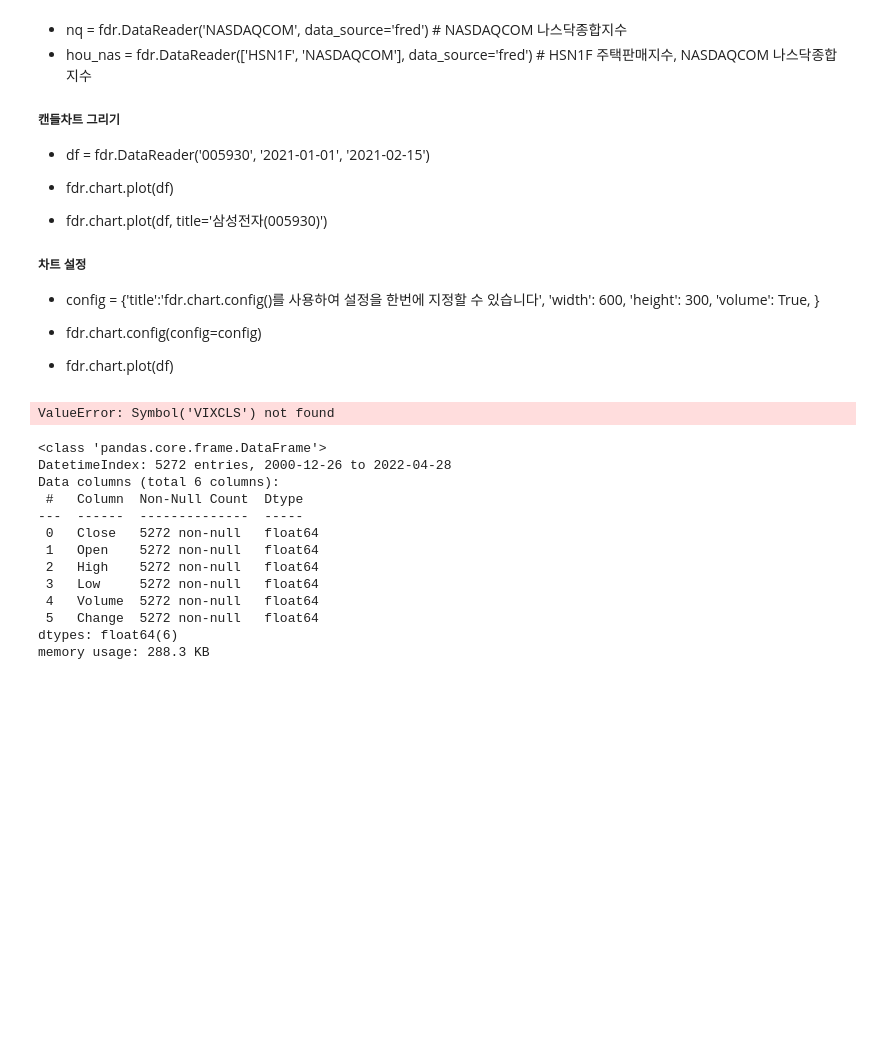
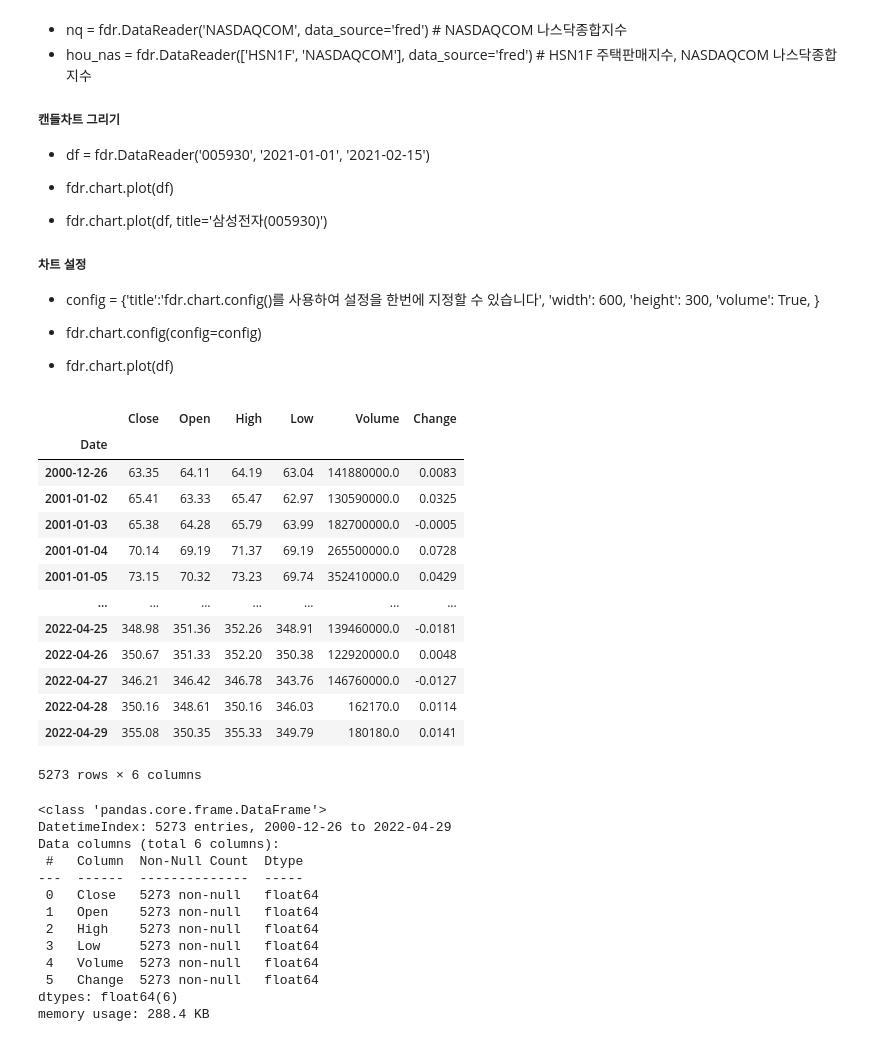
Before and after one commit to dlslrksk/ubion_hackaton, a Jupyter notebook: FinanceDataReader_preprocessing.ipynb, the cells around one changed output. Saved outputs shown, nothing was run; the diff lists cells and outputs as text; code cells hidden in the pictures; blank space fills up the shorter version.

```diff
--- a/FinanceDataReader_preprocessing.ipynb
+++ b/FinanceDataReader_preprocessing.ipynb
@@ -125,13 +125,26 @@ import FinanceDataReader as fdr
 - fdr.chart.config(config=config)
 - fdr.chart.plot(df)
 # %%
-# df = fdr.DataReader('AAPL', "2016/3/1", "2020/3/31")
+df = fdr.DataReader('KS200', "2019/01/01", "2022/4/30")
 
-Index = 'VIXCLS'
+Index = 'KS200'
 df = fdr.DataReader(Index)
 df
 # %% [output]
+|  | Close | Open | High | Low | Volume | Change |
+| Date |  |  |  |  |  |  |
+| 2000-12-26 | 63.35 | 64.11 | 64.19 | 63.04 | 141880000.0 | 0.0083 |
+| 2001-01-02 | 65.41 | 63.33 | 65.47 | 62.97 | 130590000.0 | 0.0325 |
+| 2001-01-03 | 65.38 | 64.28 | 65.79 | 63.99 | 182700000.0 | -0.0005 |
+| 2001-01-04 | 70.14 | 69.19 | 71.37 | 69.19 | 265500000.0 | 0.0728 |
+| 2001-01-05 | 73.15 | 70.32 | 73.23 | 69.74 | 352410000.0 | 0.0429 |
+| ... | ... | ... | ... | ... | ... | ... |
+| 2022-04-25 | 348.98 | 351.36 | 352.26 | 348.91 | 139460000.0 | -0.0181 |
+| 2022-04-26 | 350.67 | 351.33 | 352.20 | 350.38 | 122920000.0 | 0.0048 |
+| 2022-04-27 | 346.21 | 346.42 | 346.78 | 343.76 | 146760000.0 | -0.0127 |
+| 2022-04-28 | 350.16 | 348.61 | 350.16 | 346.03 | 162170.0 | 0.0114 |
+| 2022-04-29 | 355.08 | 350.35 | 355.33 | 349.79 | 180180.0 | 0.0141 |
-ValueError: Symbol('VIXCLS') not found
+5273 rows × 6 columns
 # %%
 # data type 확인후 불필요한 목록 삭제
 df.info()
@@ -140,18 +153,18 @@ drop_columns = ['Open', 'High', 'Low', 'Volume', 'Change']
 df.drop(drop_columns, axis=1, inplace=True)
 # %% [output]
 <class 'pandas.core.frame.DataFrame'>
-DatetimeIndex: 5272 entries, 2000-12-26 to 2022-04-28
+DatetimeIndex: 5273 entries, 2000-12-26 to 2022-04-29
 Data columns (total 6 columns):
  #   Column  Non-Null Count  Dtype
 ---  ------  --------------  -----
- 0   Close   5272 non-null   float64
- 1   Open    5272 non-null   float64
- 2   High    5272 non-null   float64
- 3   Low     5272 non-null   float64
- 4   Volume  5272 non-null   float64
- 5   Change  5272 non-null   float64
+ 0   Close   5273 non-null   float64
+ 1   Open    5273 non-null   float64
+ 2   High    5273 non-null   float64
+ 3   Low     5273 non-null   float64
+ 4   Volume  5273 non-null   float64
+ 5   Change  5273 non-null   float64
 dtypes: float64(6)
-memory usage: 288.3 KB
+memory usage: 288.4 KB
 # %%
 # 컬럼명 변경
 df = df.rename(columns={'Close':Index})
```
Also changed, not shown: parts of 3 cells of this notebook, 32 other files.
